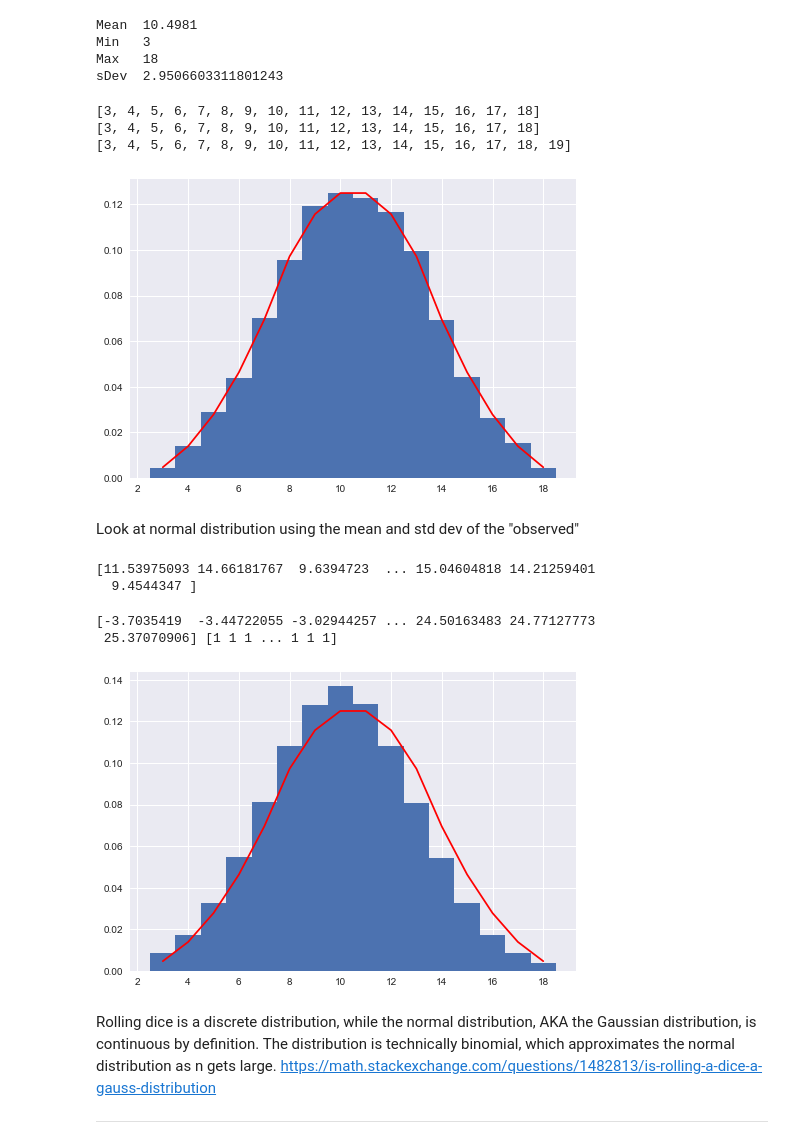
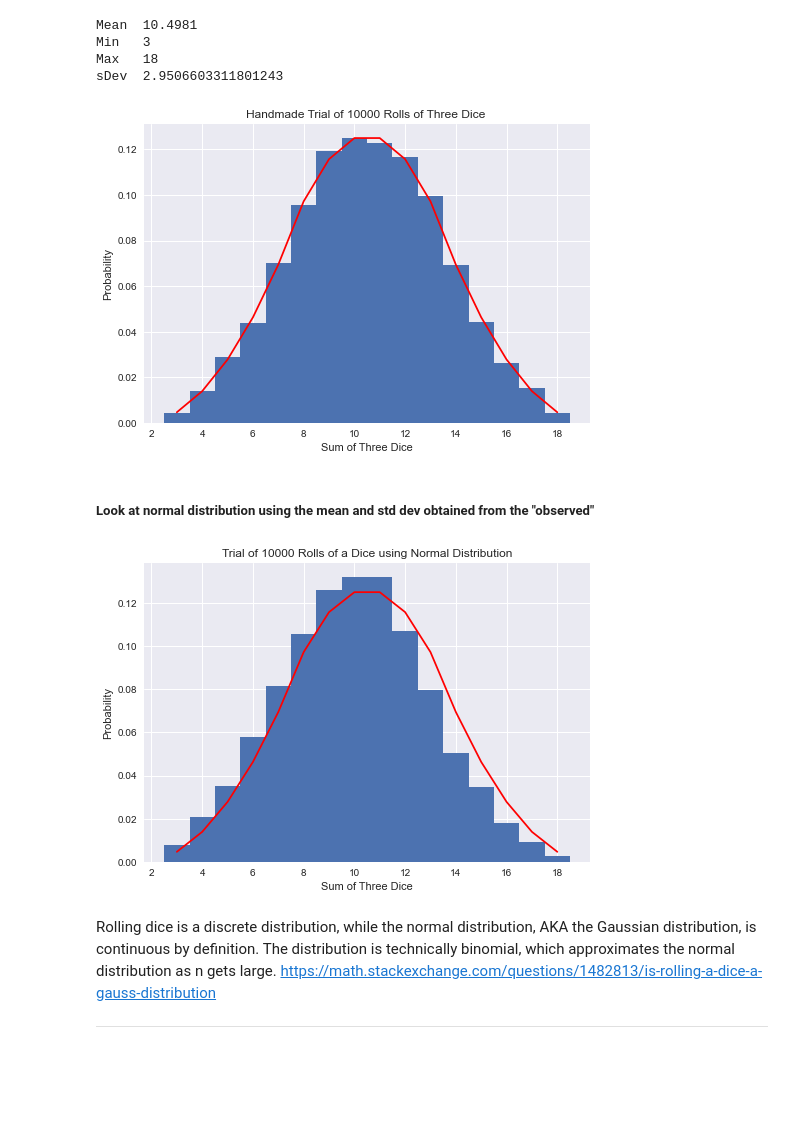
Before and after one commit to MarkJParry/PDA-Numpy, a Jupyter notebook: numpy-random.ipynb, the cells around one changed output. Cells and saved outputs as stored; diff of their text form; code cells hidden in the pictures; blank space fills up the shorter version.

```diff
--- a/numpy-random.ipynb
+++ b/numpy-random.ipynb
@@ -508,23 +522,23 @@ Max   18
 sDev  2.9506603311801243
 # %%
 #plot the above
-print(possibilities)
+#print(possibilities)
 bins = possibilities.copy()
-print(bins)
+#print(bins)
+#Adding  one extra to the bins here to account for right side exclusion in hist function for bins
 bins.append(19)
-print(bins)
+#print(bins)
-# %% [output]
-[3, 4, 5, 6, 7, 8, 9, 10, 11, 12, 13, 14, 15, 16, 17, 18]
-[3, 4, 5, 6, 7, 8, 9, 10, 11, 12, 13, 14, 15, 16, 17, 18]
-[3, 4, 5, 6, 7, 8, 9, 10, 11, 12, 13, 14, 15, 16, 17, 18, 19]
 # %%
+plt.ylabel("Probability")
+plt.xlabel("Sum of Three Dice")
+plt.title("Handmade Trial of 10000 Rolls of Three Dice ")
 plt.hist(outcomes,bins=bins,density=True,align='left')
 plt.plot(possibilities,probabilities,color="r")
 plt.show()
 # %% [output]
-[figure, old version]
+[figure, new version]
 # %% [markdown]
-Look at normal distribution using the mean and std dev of the "observed"
+##### Look at normal distribution using the mean and std dev obtained from  the "observed"
 # %%
 mu = outcomes.mean()
 sigma = outcomes.std()
@@ -533,6 +546,0 @@ threeDice=rng.normal(mu,sigma,1000000)
-# %%
-
-print(threeDice)
-# %% [output]
-[11.53975093 14.66181767  9.6394723  ... 15.04604818 14.21259401
-  9.4544347 ]
@@ -541,15 +547,12 @@ values,counts = np.unique(threeDice,return_counts=True)
-# %%
-print(values,counts)
-# %% [output]
-[-3.7035419  -3.44722055 -3.02944257 ... 24.50163483 24.77127773
- 25.37070906] [1 1 1 ... 1 1 1]
 # %%
+plt.ylabel("Probability")
+plt.xlabel("Sum of Three Dice")
+plt.title("Trial of 10000 Rolls of a Dice using Normal Distribution")
 plt.hist(threeDice,bins=bins,density=True,align='left')
 plt.plot(possibilities,probabilities,color="r")
-#plt.plot(values,counts,color="g")
 plt.show()
 # %% [output]
-[figure, old version]
+[figure, new version]
 # %% [markdown]
 Rolling dice is a discrete distribution, while the normal distribution, AKA the Gaussian distribution, is continuous by definition. The distribution is technically binomial, which approximates the normal distribution as n gets large.
 https://math.stackexchange.com/questions/1482813/is-rolling-a-dice-a-gauss-distribution
```
Also changed, not shown: parts of 17 cells of this notebook.
